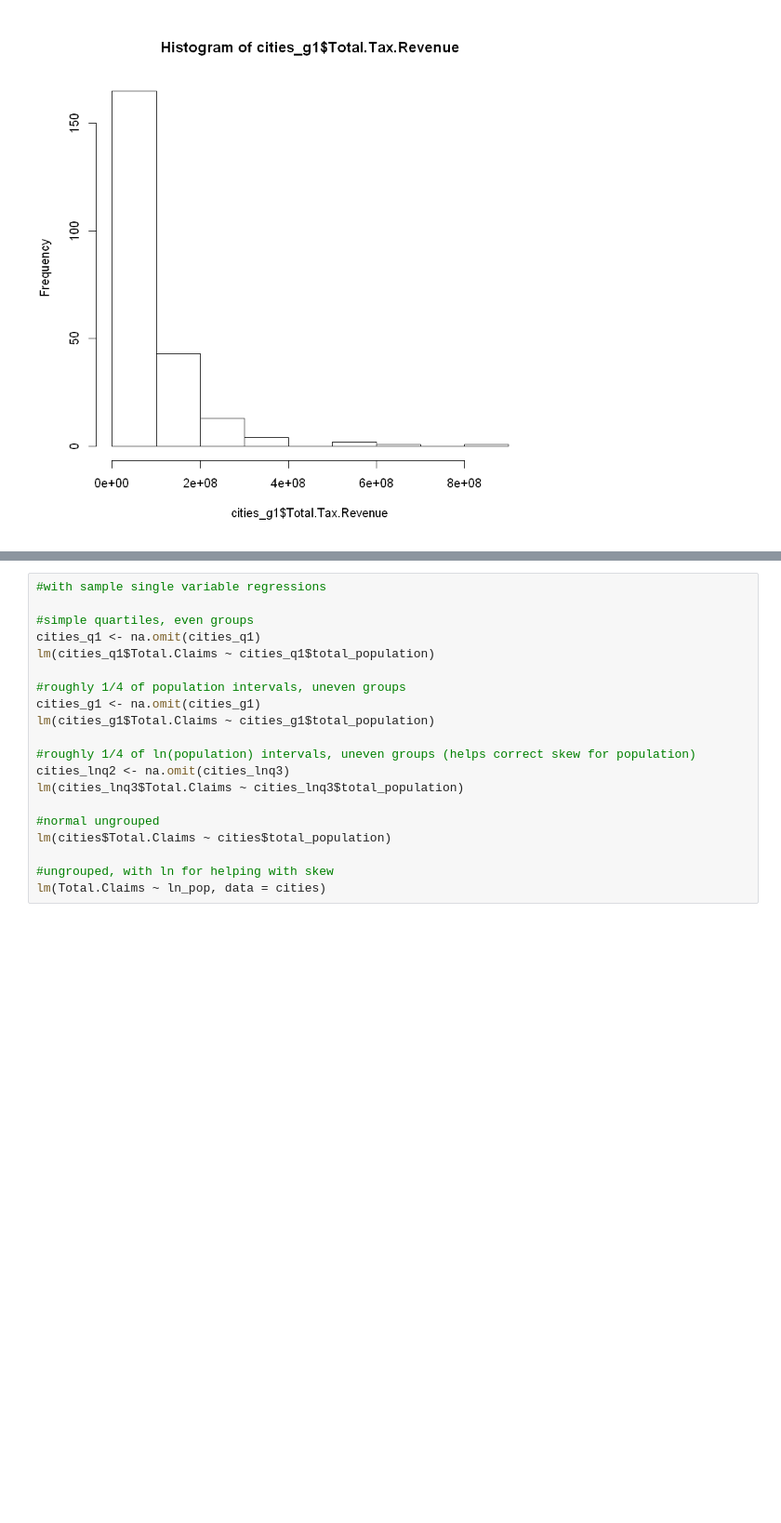
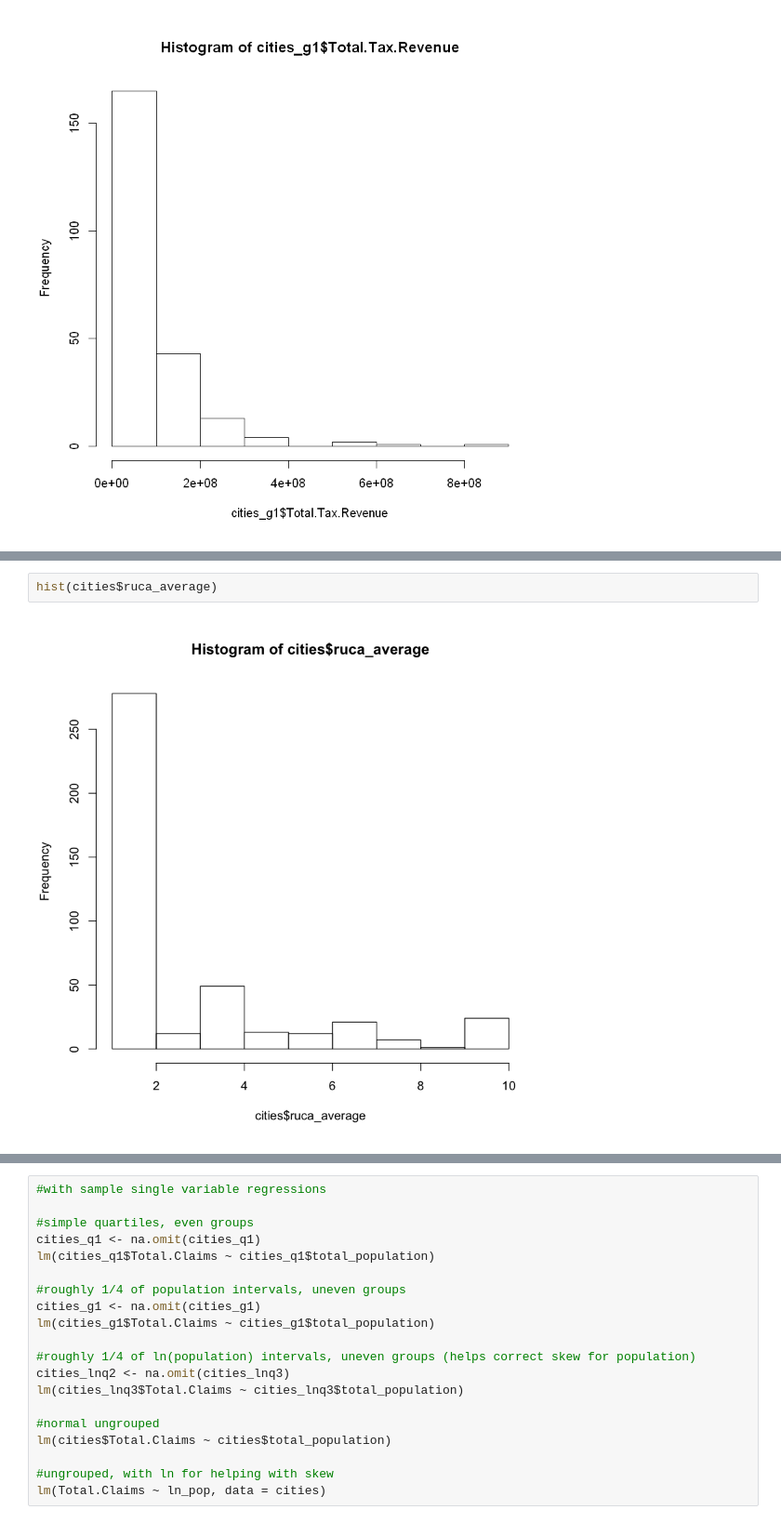
Before and after one commit to cetlab-ucsb/caeecc-energy-efficiency, a Jupyter notebook: notebooks/r-notebooks/Cities Grouping Methods.ipynb, the cells around one changed output, grey strips where cells are left out. Shown: that part at 93% size. Drawn from its saved outputs; the diff is of its cells as text; blank space fills up the shorter version.

```diff
--- a/notebooks/r-notebooks/Cities Grouping Methods.ipynb
+++ b/notebooks/r-notebooks/Cities Grouping Methods.ipynb
@@ -225,0 +210,4 @@ TotalFirstYearGrosskWh
+# %%
+hist(cities$ruca_average)
+# %% [output]
+[figure, added]
```
Also changed, not shown: parts of 6 cells of this notebook, 3 other files.
